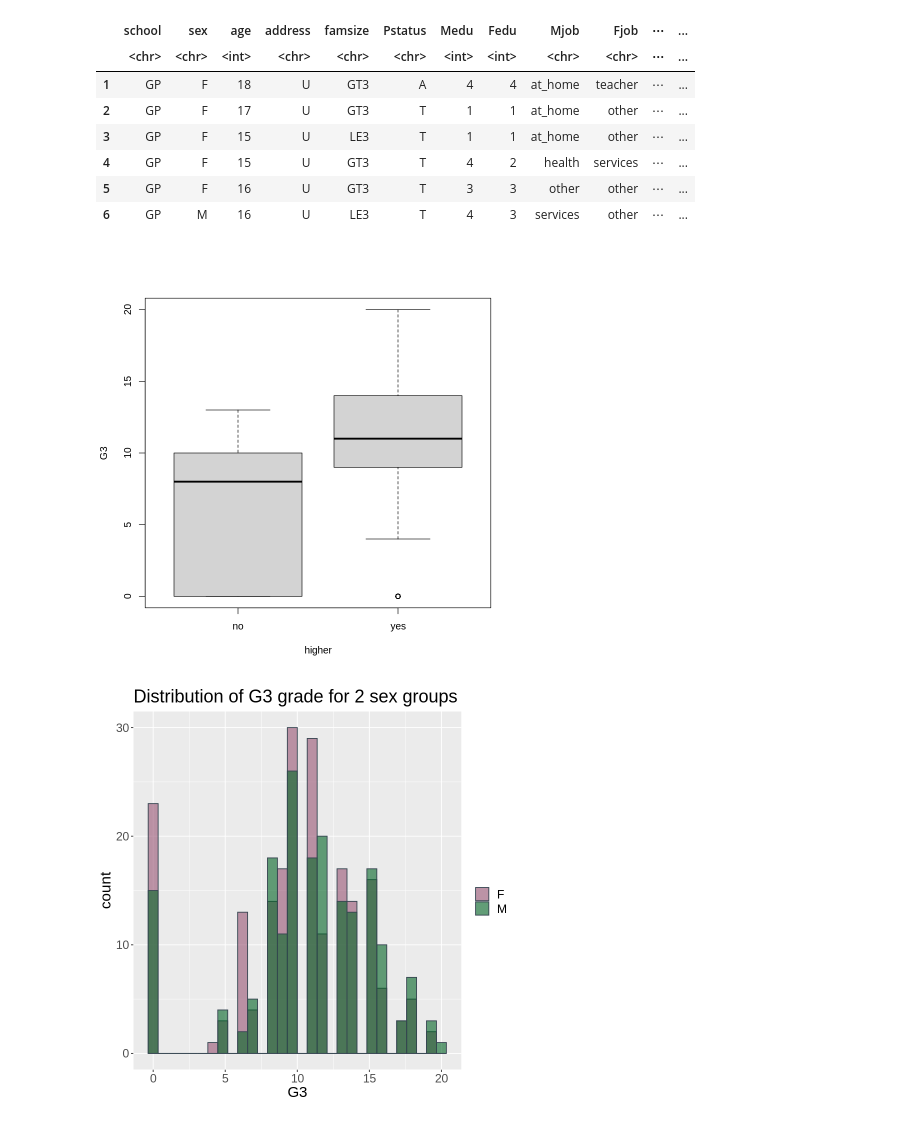
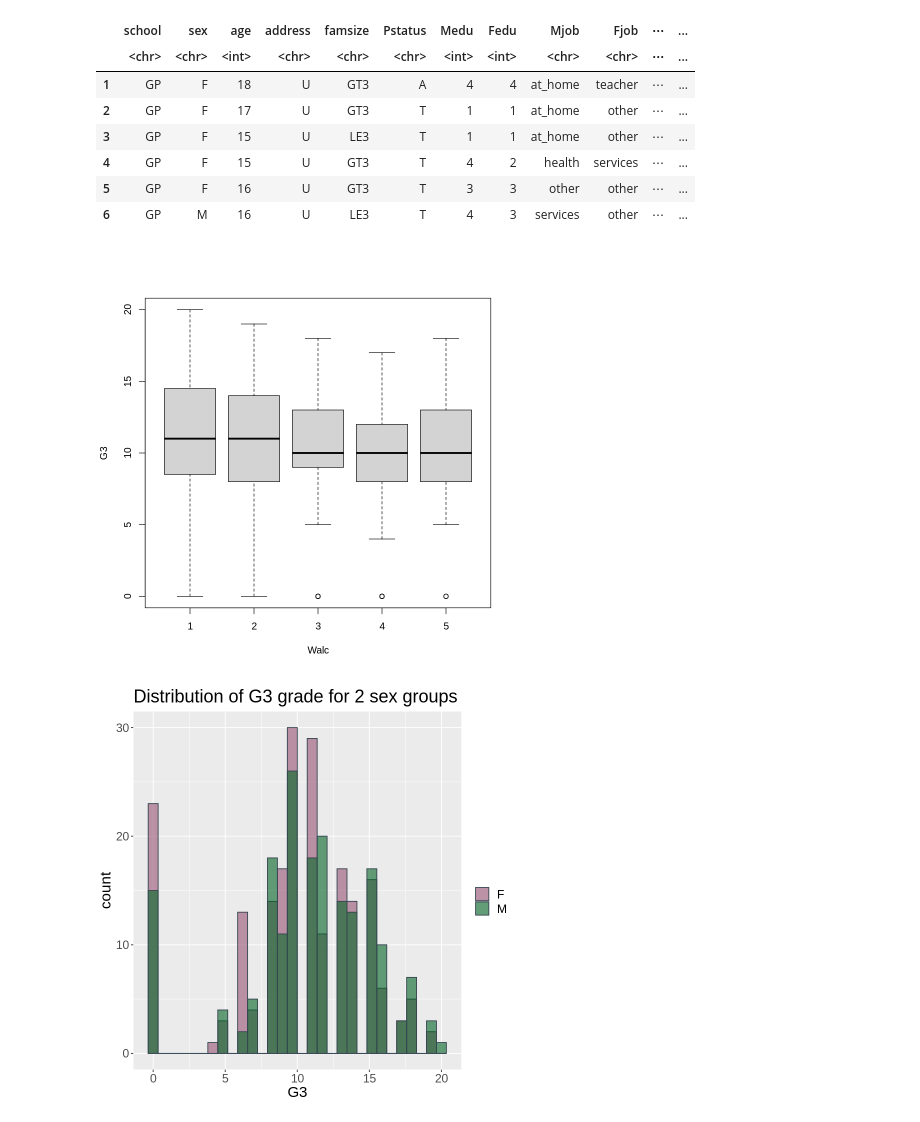
Before and after one commit to agoel25/stat_201_group_11, a Jupyter notebook: Proposal.ipynb, the cells around one changed output. Saved outputs shown, nothing was run; the diff lists cells and outputs as text; code cells hidden in the pictures.

Commit message:
Add some box plots for choosing dataset

```diff
--- a/Proposal.ipynb
+++ b/Proposal.ipynb
@@ -52,9 +52,9 @@ A data.frame: 6 × 33
 | 5 | GP | F | 16 | U | GT3 | T | 3 | 3 | other | other | ⋯ | ... |
 | 6 | GP | M | 16 | U | LE3 | T | 4 | 3 | services | other | ⋯ | ... |
 # %%
-boxplot(G3 ~ higher, data = grade)
+boxplot(G3 ~ Walc, data = grade)
 # %% [output]
-[figure, old version]
+[figure, new version]
 # %%
 histogram <- grade %>%
     ggplot(aes(x = G3, fill = sex)) +
```
Also changed, not shown: parts of 13 cells of this notebook.
